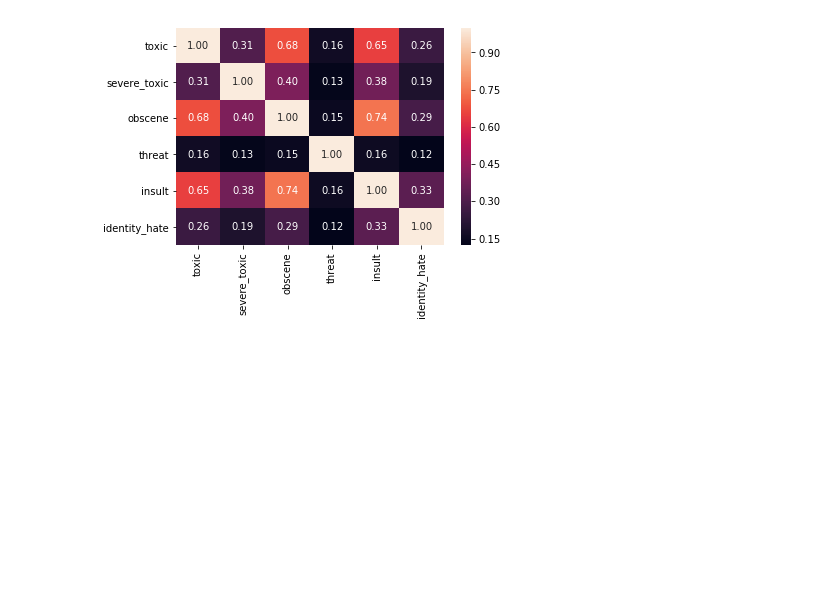
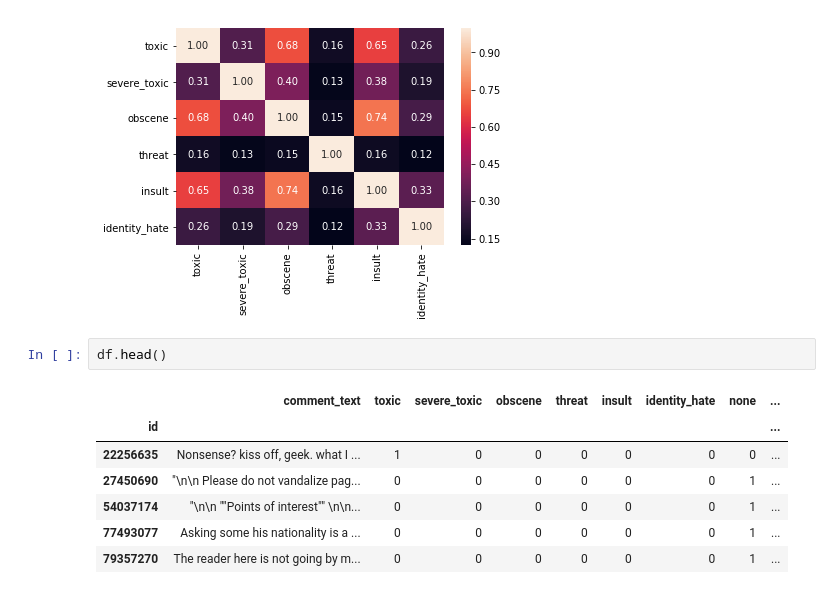
Before and after one commit to joaeechew/toxic, a Jupyter notebook: notebooks/0-jc-eda.ipynb, the cells around one changed output. Saved outputs shown, nothing was run; the diff lists cells and outputs as text; blank space fills up the shorter version.

```diff
--- a/notebooks/0-jc-eda.ipynb
+++ b/notebooks/0-jc-eda.ipynb
@@ -65,3 +73,13 @@ sns.heatmap(corr, annot=True, fmt='.2f')
 # %% [output]
 <matplotlib.axes._subplots.AxesSubplot at 0x...>
 [figure]
+# %%
+df.head()
+# %% [output]
+|  | comment_text | toxic | severe_toxic | obscene | threat | insult | identity_hate | none | ... |
+| id |  |  |  |  |  |  |  |  | ... |
+| 22256635 | Nonsense? kiss off, geek. what I ... | 1 | 0 | 0 | 0 | 0 | 0 | 0 | ... |
+| 27450690 | "\n\n Please do not vandalize pag... | 0 | 0 | 0 | 0 | 0 | 0 | 1 | ... |
+| 54037174 | "\n\n ""Points of interest"" \n\n... | 0 | 0 | 0 | 0 | 0 | 0 | 1 | ... |
+| 77493077 | Asking some his nationality is a ... | 0 | 0 | 0 | 0 | 0 | 0 | 1 | ... |
+| 79357270 | The reader here is not going by m... | 0 | 0 | 0 | 0 | 0 | 0 | 1 | ... |
```
Also changed, not shown: parts of 13 cells of this notebook, 26 other files.
